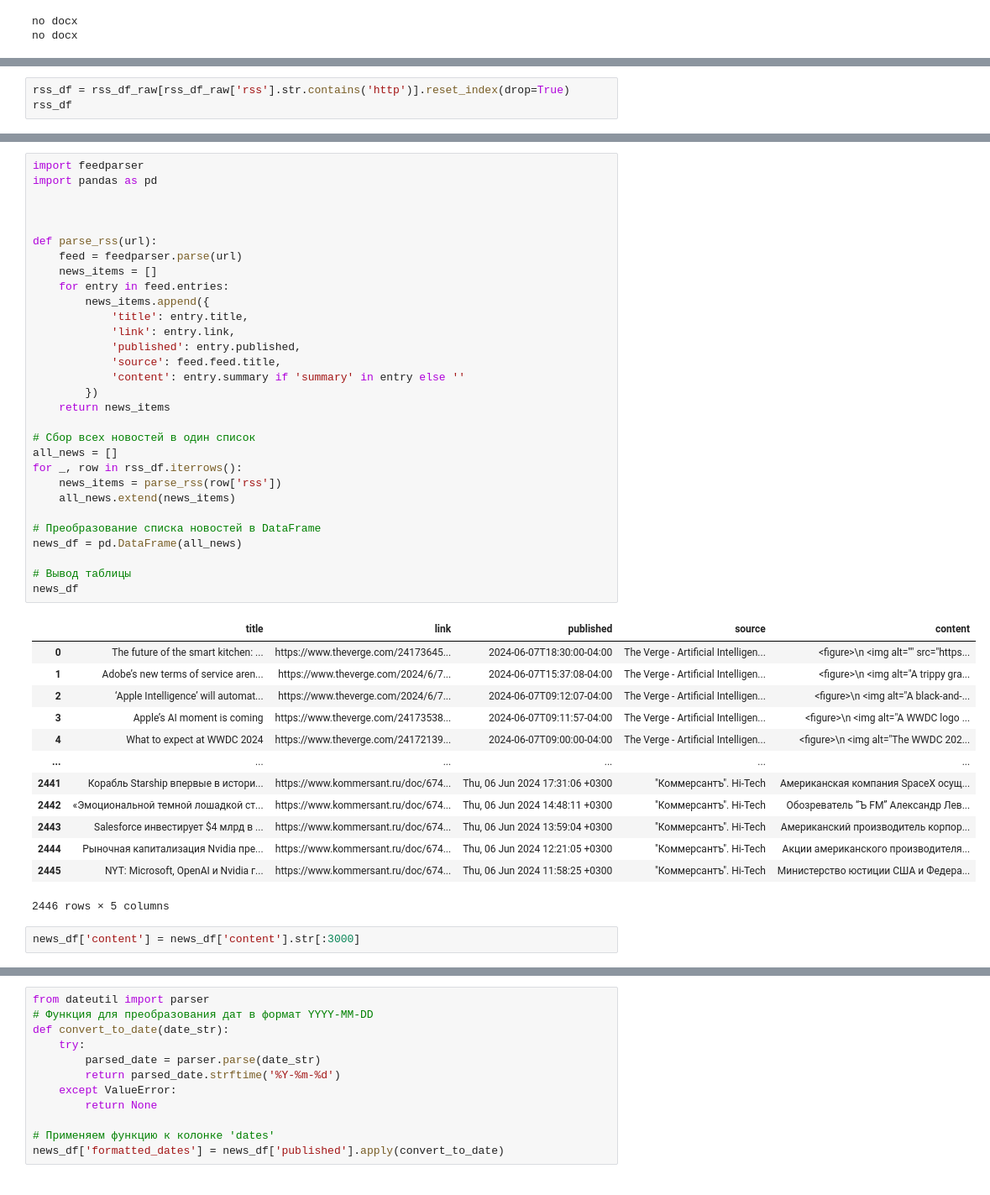
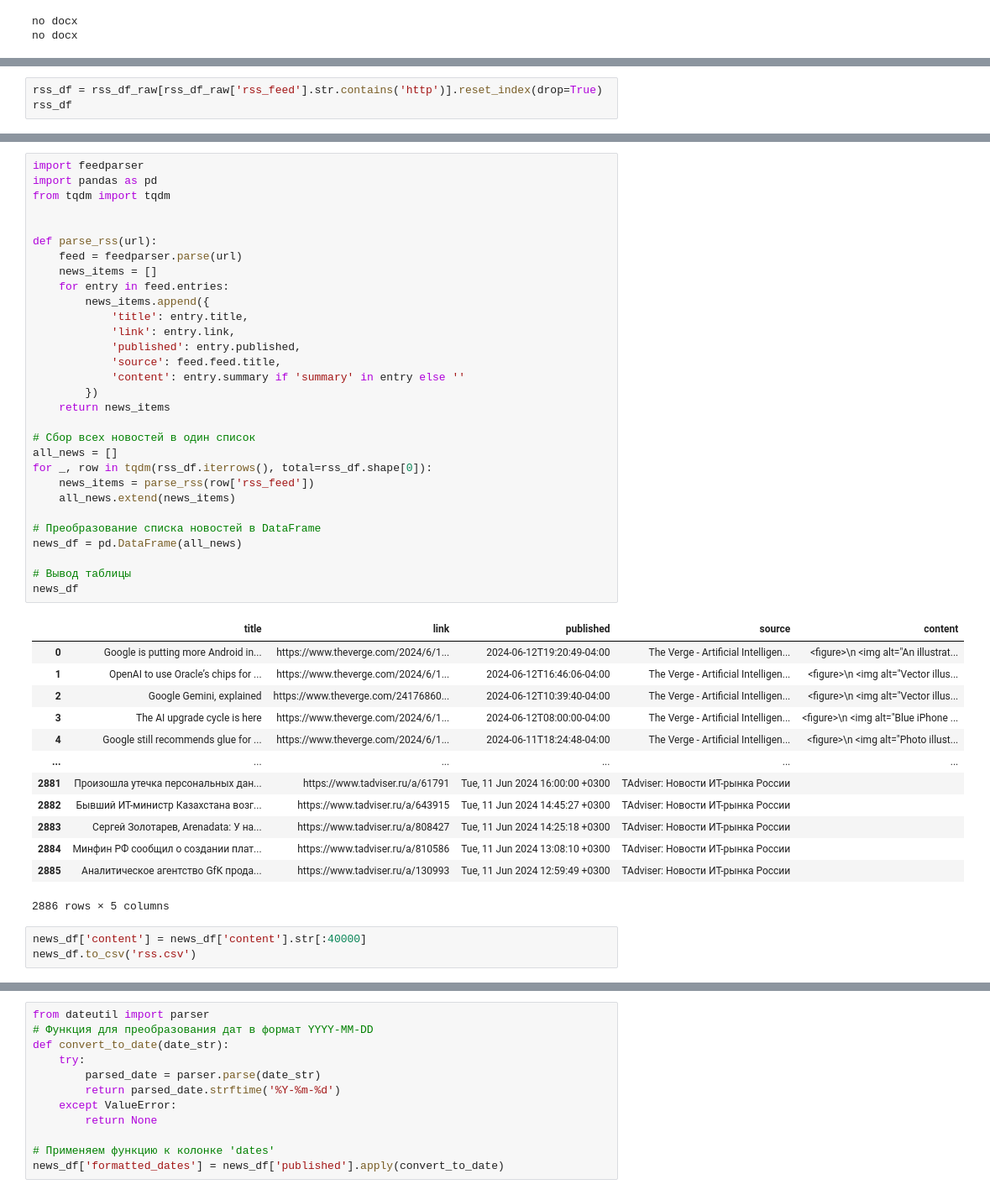
Before and after one commit to mlenzovet/nlmk_bot, a Jupyter notebook: rss.ipynb, the cells around one changed output, grey strips where cells are left out. Shown: that part at 84% size. Drawn from its saved outputs; the diff is of its cells as text.

```diff
--- a/rss.ipynb
+++ b/rss.ipynb
@@ -37,4 +33,4 @@ rss_df_raw
 # %%
-rss_df = rss_df_raw[rss_df_raw['rss'].str.contains('http')].reset_index(drop=True)
+rss_df = rss_df_raw[rss_df_raw['rss_feed'].str.contains('http')].reset_index(drop=True)
 rss_df
 # %% [output]
@@ -58,47 +54,48 @@ rss_df
 # %%
 import feedparser
 import pandas as pd
-
+from tqdm import tqdm
 
 
 def parse_rss(url):
     feed = feedparser.parse(url)
     news_items = []
     for entry in feed.entries:
         news_items.append({
             'title': entry.title,
             'link': entry.link,
             'published': entry.published,
             'source': feed.feed.title,
             'content': entry.summary if 'summary' in entry else ''
         })
     return news_items
 
 # Сбор всех новостей в один список
 all_news = []
-for _, row in rss_df.iterrows():
-    news_items = parse_rss(row['rss'])
+for _, row in tqdm(rss_df.iterrows(), total=rss_df.shape[0]):
+    news_items = parse_rss(row['rss_feed'])
     all_news.extend(news_items)
 
 # Преобразование списка новостей в DataFrame
 news_df = pd.DataFrame(all_news)
 
 # Вывод таблицы
 news_df
 # %% [output]
 |  | title | link | published | source | content |
-| 0 | The future of the smart kitchen: ... | https://www.theverge.com/24173645... | 2024-06-07T18:30:00-04:00 | The Verge - Artificial Intelligen... | <figure>\n <img alt="" src="https... |
-| 1 | Adobe’s new terms of service aren... | https://www.theverge.com/2024/6/7... | 2024-06-07T15:37:08-04:00 | The Verge - Artificial Intelligen... | <figure>\n <img alt="A trippy gra... |
-| 2 | ‘Apple Intelligence’ will automat... | https://www.theverge.com/2024/6/7... | 2024-06-07T09:12:07-04:00 | The Verge - Artificial Intelligen... | <figure>\n <img alt="A black-and-... |
-| 3 | Apple’s AI moment is coming | https://www.theverge.com/24173538... | 2024-06-07T09:11:57-04:00 | The Verge - Artificial Intelligen... | <figure>\n <img alt="A WWDC logo ... |
-| 4 | What to expect at WWDC 2024 | https://www.theverge.com/24172139... | 2024-06-07T09:00:00-04:00 | The Verge - Artificial Intelligen... | <figure>\n <img alt="The WWDC 202... |
+| 0 | Google is putting more Android in... | https://www.theverge.com/2024/6/1... | 2024-06-12T19:20:49-04:00 | The Verge - Artificial Intelligen... | <figure>\n <img alt="An illustrat... |
+| 1 | OpenAI to use Oracle’s chips for ... | https://www.theverge.com/2024/6/1... | 2024-06-12T16:46:06-04:00 | The Verge - Artificial Intelligen... | <figure>\n <img alt="Vector illus... |
+| 2 | Google Gemini, explained | https://www.theverge.com/24176860... | 2024-06-12T10:39:40-04:00 | The Verge - Artificial Intelligen... | <figure>\n <img alt="Vector illus... |
+| 3 | The AI upgrade cycle is here | https://www.theverge.com/2024/6/1... | 2024-06-12T08:00:00-04:00 | The Verge - Artificial Intelligen... | <figure>\n <img alt="Blue iPhone ... |
+| 4 | Google still recommends glue for ... | https://www.theverge.com/2024/6/1... | 2024-06-11T18:24:48-04:00 | The Verge - Artificial Intelligen... | <figure>\n <img alt="Photo illust... |
 | ... | ... | ... | ... | ... | ... |
-| 2441 | Корабль Starship впервые в истори... | https://www.kommersant.ru/doc/674... | Thu, 06 Jun 2024 17:31:06 +0300 | "Коммерсантъ". Hi-Tech | Американская компания SpaceX осущ... |
-| 2442 | «Эмоциональной темной лошадкой ст... | https://www.kommersant.ru/doc/674... | Thu, 06 Jun 2024 14:48:11 +0300 | "Коммерсантъ". Hi-Tech | Обозреватель “Ъ FM” Александр Лев... |
-| 2443 | Salesforce инвестирует $4 млрд в ... | https://www.kommersant.ru/doc/674... | Thu, 06 Jun 2024 13:59:04 +0300 | "Коммерсантъ". Hi-Tech | Американский производитель корпор... |
-| 2444 | Рыночная капитализация Nvidia пре... | https://www.kommersant.ru/doc/674... | Thu, 06 Jun 2024 12:21:05 +0300 | "Коммерсантъ". Hi-Tech | Акции американского производителя... |
-| 2445 | NYT: Microsoft, OpenAI и Nvidia г... | https://www.kommersant.ru/doc/674... | Thu, 06 Jun 2024 11:58:25 +0300 | "Коммерсантъ". Hi-Tech | Министерство юстиции США и Федера... |
+| 2881 | Произошла утечка персональных дан... | https://www.tadviser.ru/a/61791 | Tue, 11 Jun 2024 16:00:00 +0300 | TAdviser: Новости ИТ-рынка России |  |
+| 2882 | Бывший ИТ-министр Казахстана возг... | https://www.tadviser.ru/a/643915 | Tue, 11 Jun 2024 14:45:27 +0300 | TAdviser: Новости ИТ-рынка России |  |
+| 2883 | Сергей Золотарев, Arenadata: У на... | https://www.tadviser.ru/a/808427 | Tue, 11 Jun 2024 14:25:18 +0300 | TAdviser: Новости ИТ-рынка России |  |
+| 2884 | Минфин РФ сообщил о создании плат... | https://www.tadviser.ru/a/810586 | Tue, 11 Jun 2024 13:08:10 +0300 | TAdviser: Новости ИТ-рынка России |  |
+| 2885 | Аналитическое агентство GfK прода... | https://www.tadviser.ru/a/130993 | Tue, 11 Jun 2024 12:59:49 +0300 | TAdviser: Новости ИТ-рынка России |  |
-2446 rows × 5 columns
+2886 rows × 5 columns
 # %%
-news_df['content'] = news_df['content'].str[:3000]
+news_df['content'] = news_df['content'].str[:40000]
+news_df.to_csv('rss.csv')
 # %%
```
Also changed, not shown: parts of 6 cells of this notebook, 6 other files.
